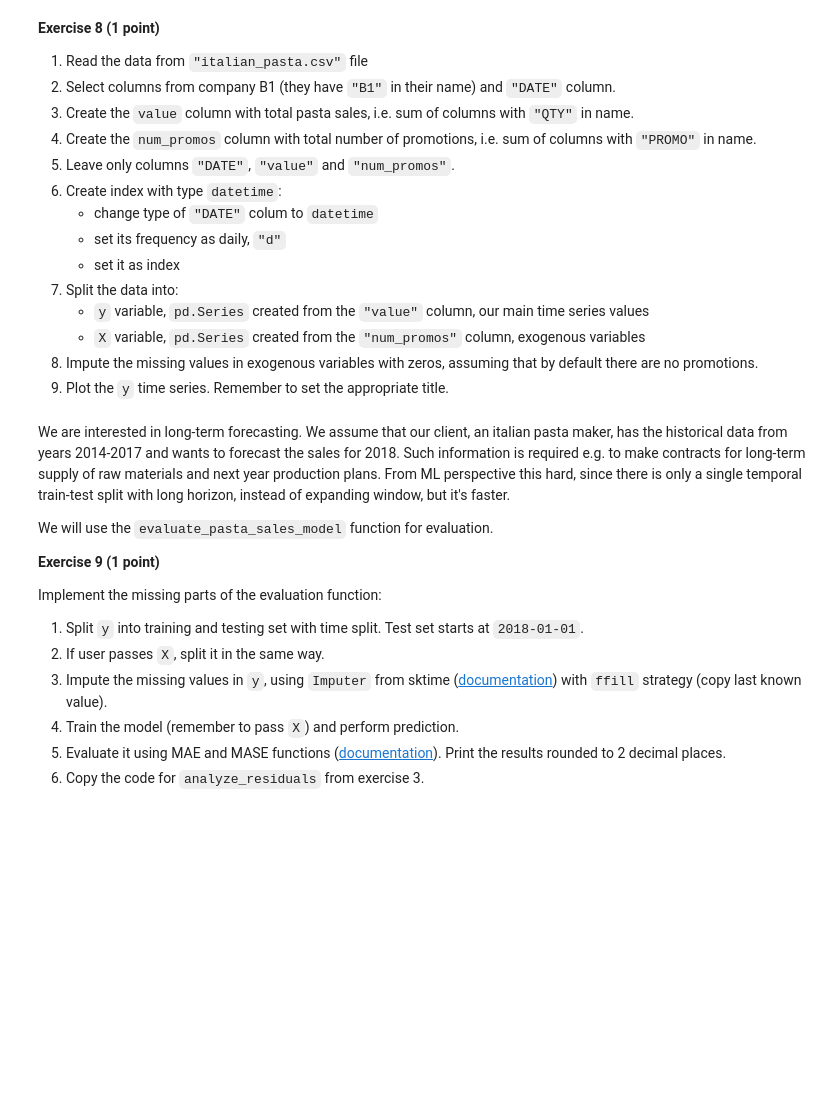
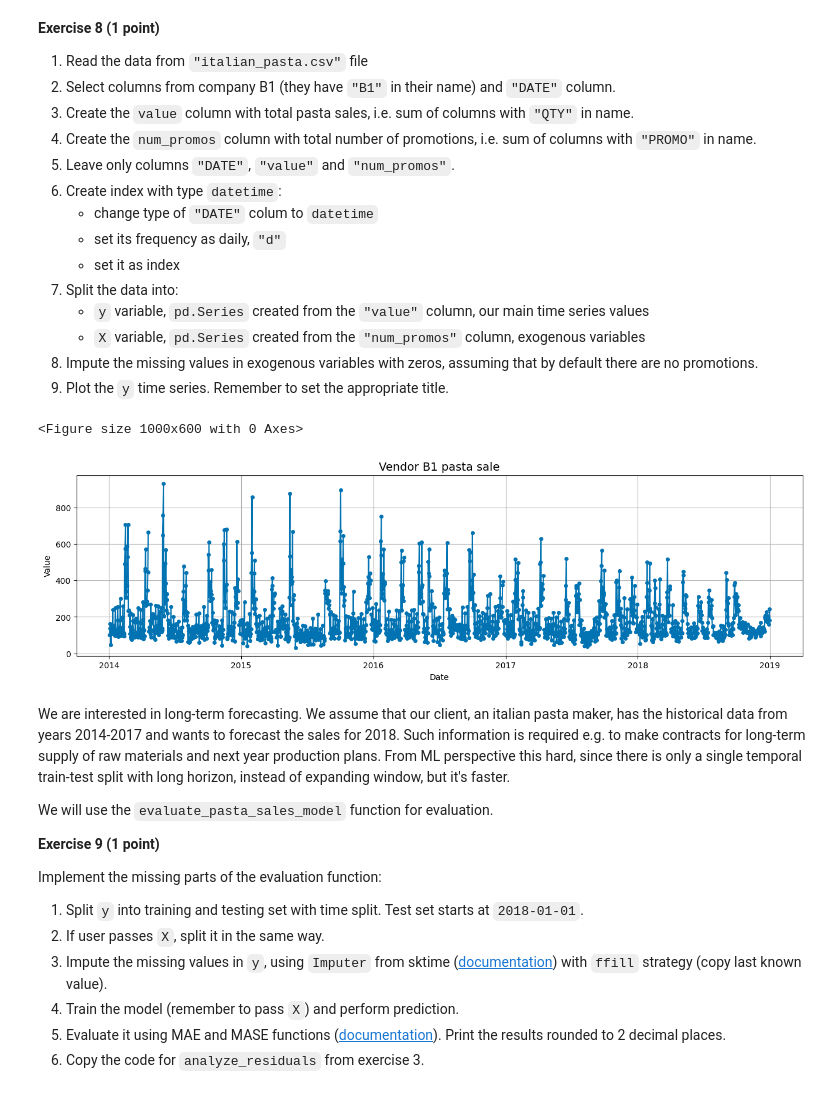
Before and after one commit to mwardynski/machine-learning, a Jupyter notebook: lab4-5/lab4.ipynb, the cells around one changed output. Drawn from its saved outputs; the diff is of its cells as text; code cells hidden in the pictures; blank space fills up the shorter version.

```diff
--- a/lab4-5/lab4.ipynb
+++ b/lab4-5/lab4.ipynb
@@ -604,6 +612,36 @@ Typical characteristics of this type of data are:
    - `X` variable, `pd.Series` created from the `"num_promos"` column, exogenous variables
 8. Impute the missing values in exogenous variables with zeros, assuming that by default there are no promotions.
 9. Plot the `y` time series. Remember to set the appropriate title.
+# %%
+df = pd.read_csv("italian_pasta.csv", index_col="DATE", parse_dates=True)
+df = df.filter(like='_B1_')
+df["value"] = df.filter(like="QTY").sum(axis=1)
+df["num_promos"] = df.filter(like="PROMO").sum(axis=1)
+df = df[["value", "num_promos"]]
+
+df.index = pd.to_datetime(df.index)
+full_index = pd.date_range(start=df.index.min(), end=df.index.max(), freq='D')
+df = df.reindex(full_index)
+
+y = df['value']
+
+X = df['num_promos']
+X = pd.DataFrame(X).apply(pd.to_numeric, errors='coerce')
+X = X.fillna(0)
+
+# Plot the 'y' time series
+plt.figure(figsize=(10, 6))
+plot_series(y)
+
+# Add title and labels
+plt.title("Vendor B1 pasta sale", fontsize=14)
+plt.xlabel("Date")
+plt.ylabel("Value")
+plt.grid(True)
+plt.show()
+# %% [output]
+<Figure size 1000x600 with 0 Axes>
+[figure, added]
 # %% [markdown]
 We are interested in long-term forecasting. We assume that our client, an italian pasta maker, has the historical data from years 2014-2017 and wants to forecast the sales for 2018. Such information is required e.g. to make contracts for long-term supply of raw materials and next year production plans. From ML perspective this hard, since there is only a single temporal train-test split with long horizon, instead of expanding window, but it's faster.
 
```
Also changed, not shown: parts of 3 cells of this notebook.
